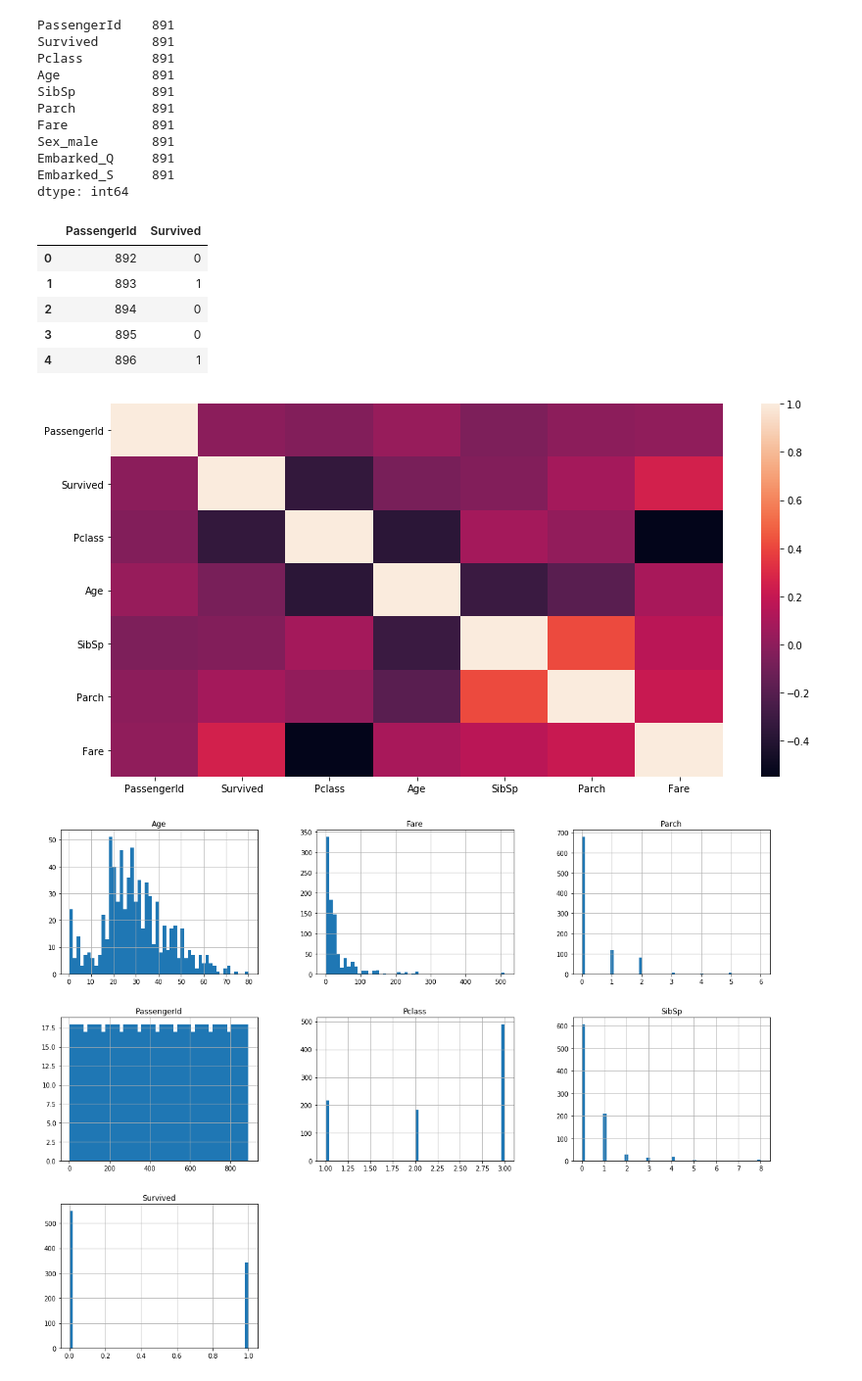
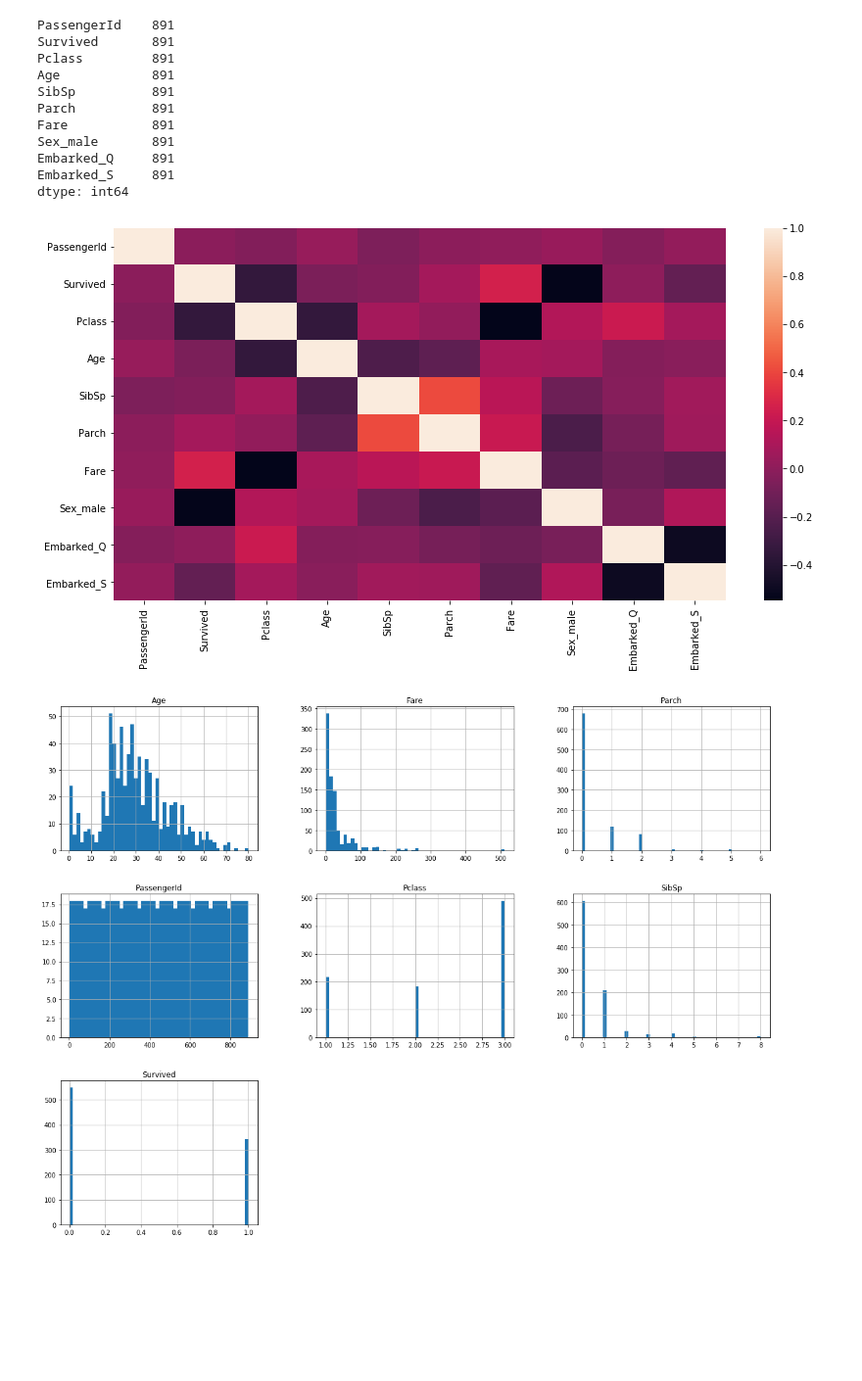
Before and after one commit to Wetpaint3/Kaggle_competitions, a Jupyter notebook: Titanic_Kaggle.ipynb, the cells around one changed output. Shown at 98% size. Cells and saved outputs as stored; diff of their text form; code cells hidden in the pictures; blank space fills up the shorter version.

```diff
--- a/Titanic_Kaggle.ipynb
+++ b/Titanic_Kaggle.ipynb
@@ -120,21 +120,12 @@ train_data1["Age"].fillna(median, inplace=True)
-# %%
-output.head()
-# %% [output]
-|  | PassengerId | Survived |
-| 0 | 892 | 0 |
-| 1 | 893 | 1 |
-| 2 | 894 | 0 |
-| 3 | 895 | 0 |
-| 4 | 896 | 1 |
 # %%
 import seaborn as sns
 import matplotlib.pyplot as plt
 %matplotlib inline
 # %%
 fig, ax = plt.subplots(figsize=(14, 7))
-ax = sns.heatmap(train_data.corr())#cbar=False)
+ax = sns.heatmap(train_data_tr.corr())#cbar=False)
 # %% [output]
-[figure, old version]
+[figure, new version]
 # %%
 train_data.hist(bins=50, figsize=(20,15))
 plt.show()
```
Also changed, not shown: parts of 5 cells of this notebook.
